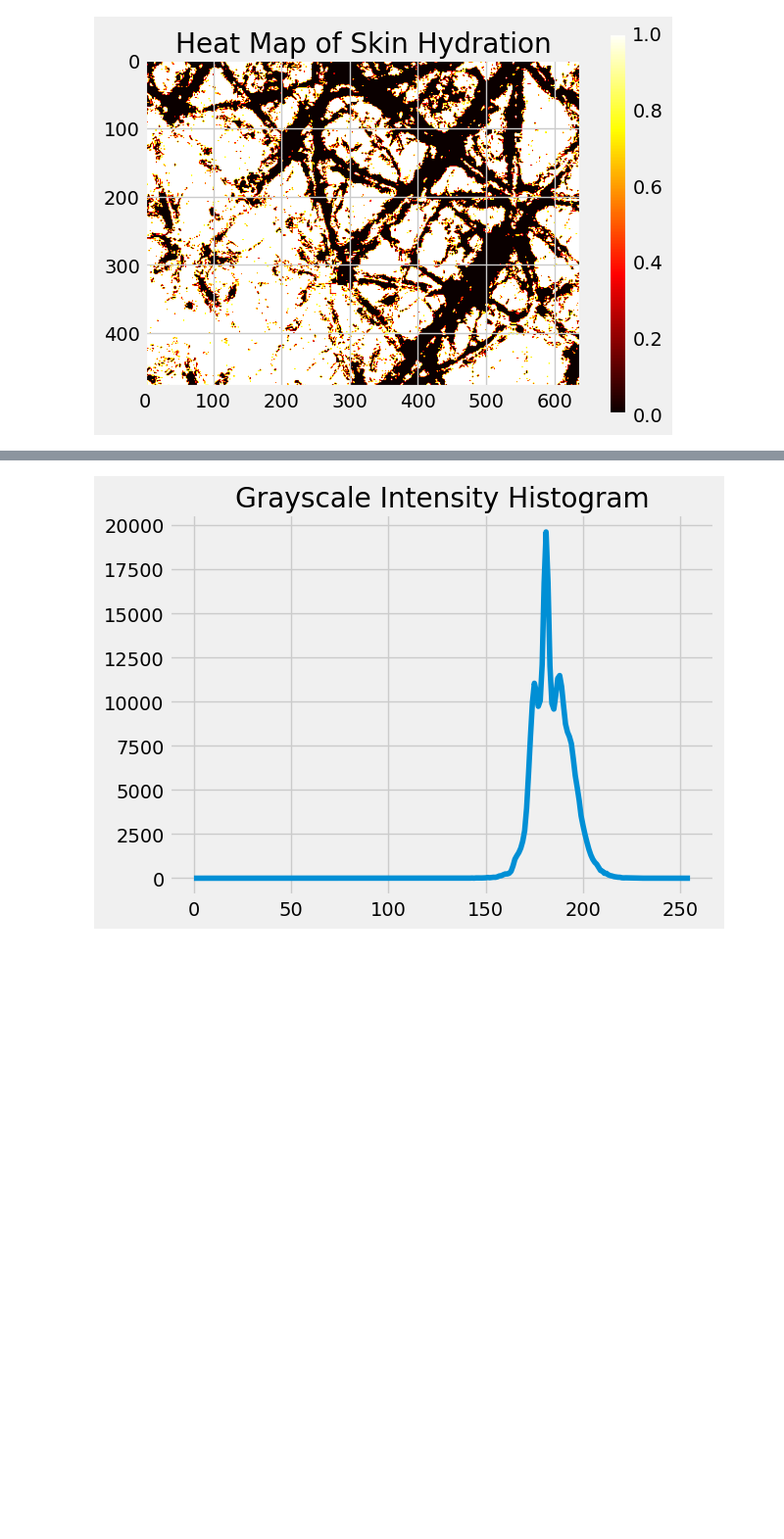
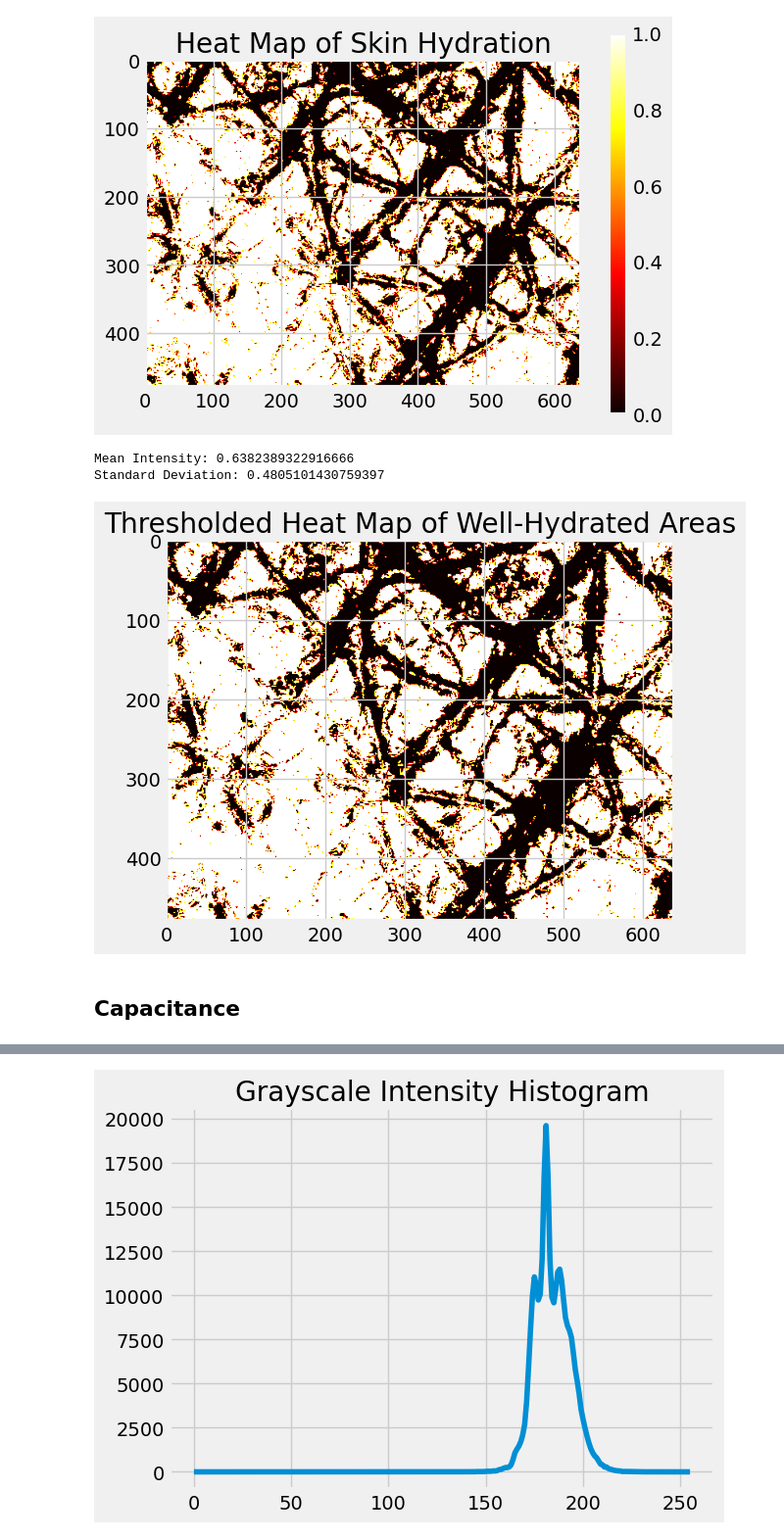
Before and after one commit to arhamwebexpert/ML, a Jupyter notebook: hydration.ipynb, the cells around one changed output, grey strips where cells are left out. Shown at 98% size. Saved outputs shown, nothing was run; the diff lists cells and outputs as text; code cells hidden in the pictures; blank space fills up the shorter version.

```diff
--- a/hydration.ipynb
+++ b/hydration.ipynb
@@ -135,6 +101,26 @@ plt.title('Heat Map of Skin Hydration')
 plt.show()
 # %% [output]
 [figure]
+# %%
+# Calculate mean and standard deviation of pixel intensities
+mean_intensity = np.mean(img_normalized)
+std_intensity = np.std(img_normalized)
+
+print(f"Mean Intensity: {mean_intensity}")
+print(f"Standard Deviation: {std_intensity}")
+# Apply thresholding to identify well-hydrated areas
+_, thresholded = cv2.threshold(img_normalized, 0.6, 1, cv2.THRESH_BINARY)
+
+# Show thresholded areas as heatmap
+plt.imshow(thresholded, cmap='hot')
+plt.title('Thresholded Heat Map of Well-Hydrated Areas')
+plt.show()
+# %% [output]
+Mean Intensity: 0.6382389322916666
+Standard Deviation: 0.4805101430759397
+[figure, added]
+# %% [markdown]
+## Capacitance
 # %%
 import cv2
 import numpy as np
```
Also changed, not shown: parts of 12 cells of this notebook.
